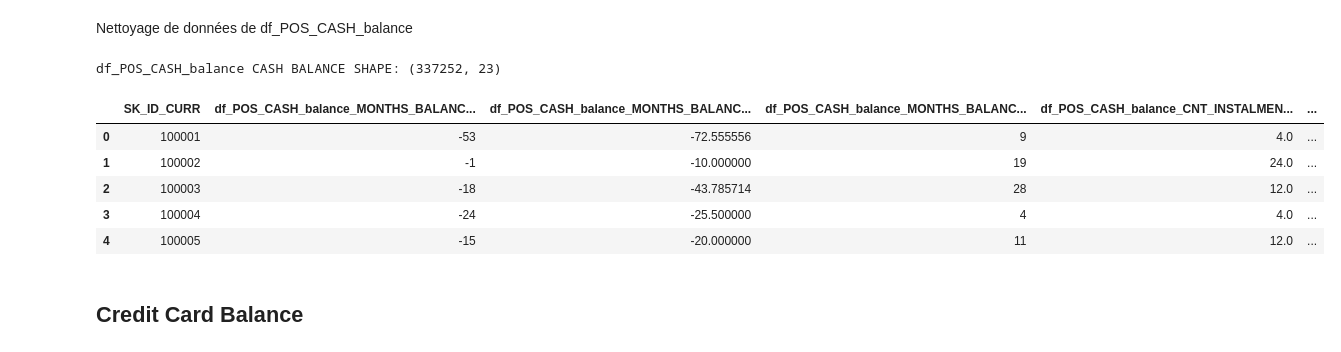
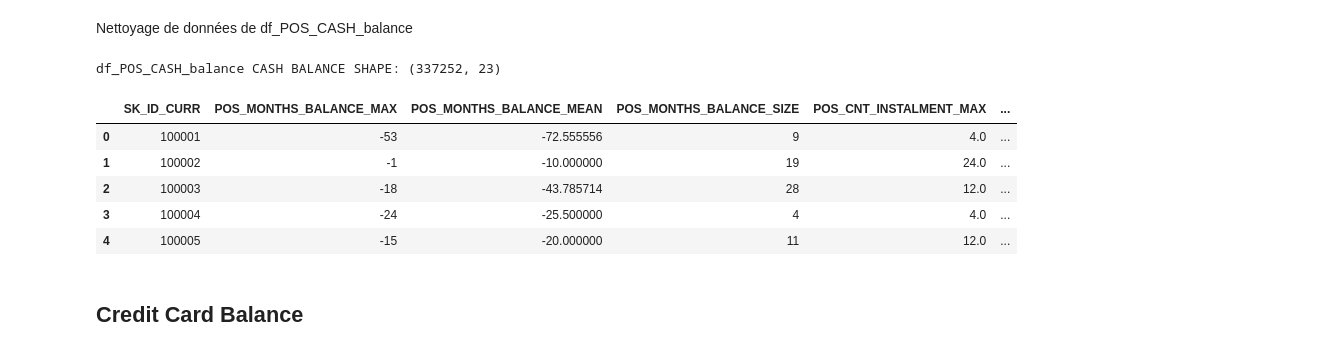
Before and after one commit to mohamedtrabis/Projet-7-Implementez-un-modele-de-scoring, a Jupyter notebook: P7_01_dashboard.ipynb, the cells around one changed output. Drawn from its saved outputs; the diff is of its cells as text; code cells hidden in the pictures.

```diff
--- a/P7_01_dashboard.ipynb
+++ b/P7_01_dashboard.ipynb
@@ -699,35 +712,35 @@ df_POS_CASH_balance["NAME_CONTRACT_STATUS"] = np.where(~(df_POS_CASH_balance["NA
    "Active", "Completed"
 ])), "Rare", df_POS_CASH_balance["NAME_CONTRACT_STATUS"])
 
 # One-Hot Encoder
 df_POS_CASH_balance, cat_cols = one_hot_encoder(df_POS_CASH_balance, nan_as_category=False)
 
 aggregations = {
     # Numerical
     'MONTHS_BALANCE': ['max', 'mean', 'size'],
     'CNT_INSTALMENT': ['max', 'mean', 'std', 'min', 'median'],
     'CNT_INSTALMENT_FUTURE': ['max', 'mean', 'sum', 'min', 'median', 'std'],
     'SK_DPD': ['max', 'mean'],
     'SK_DPD_DEF': ['max', 'mean']
 }
 # Categorical
 for cat in cat_cols:
     aggregations[cat] = ['mean']
 
 # Aggregation
 df_POS_CASH_balance_agg = df_POS_CASH_balance.groupby('SK_ID_CURR').agg(aggregations)
-df_POS_CASH_balance_agg.columns = pd.Index(['df_POS_CASH_balance_' + e[0] + "_" + e[1].upper() for e in df_POS_CASH_balance_agg.columns.tolist()])
+df_POS_CASH_balance_agg.columns = pd.Index(['POS_' + e[0] + "_" + e[1].upper() for e in df_POS_CASH_balance_agg.columns.tolist()])
 # Count df_POS_CASH_balance cash accounts
 df_POS_CASH_balance_agg['df_POS_CASH_balance_COUNT'] = df_POS_CASH_balance.groupby('SK_ID_CURR').size()
 df_POS_CASH_balance_agg.reset_index(inplace = True)
 del df_POS_CASH_balance
 
 print("df_POS_CASH_balance CASH BALANCE SHAPE:", df_POS_CASH_balance_agg.shape, "\n")
 
 df_POS_CASH_balance_agg.head()
 # %% [output]
 df_POS_CASH_balance CASH BALANCE SHAPE: (337252, 23)
-|  | SK_ID_CURR | df_POS_CASH_balance_MONTHS_BALANC... | df_POS_CASH_balance_MONTHS_BALANC... | df_POS_CASH_balance_MONTHS_BALANC... | df_POS_CASH_balance_CNT_INSTALMEN... | ... |
+|  | SK_ID_CURR | POS_MONTHS_BALANCE_MAX | POS_MONTHS_BALANCE_MEAN | POS_MONTHS_BALANCE_SIZE | POS_CNT_INSTALMENT_MAX | ... |
 | 0 | 100001 | -53 | -72.555556 | 9 | 4.0 | ... |
 | 1 | 100002 | -1 | -10.000000 | 19 | 24.0 | ... |
 | 2 | 100003 | -18 | -43.785714 | 28 | 12.0 | ... |
```
Also changed, not shown: parts of 83 cells of this notebook.
